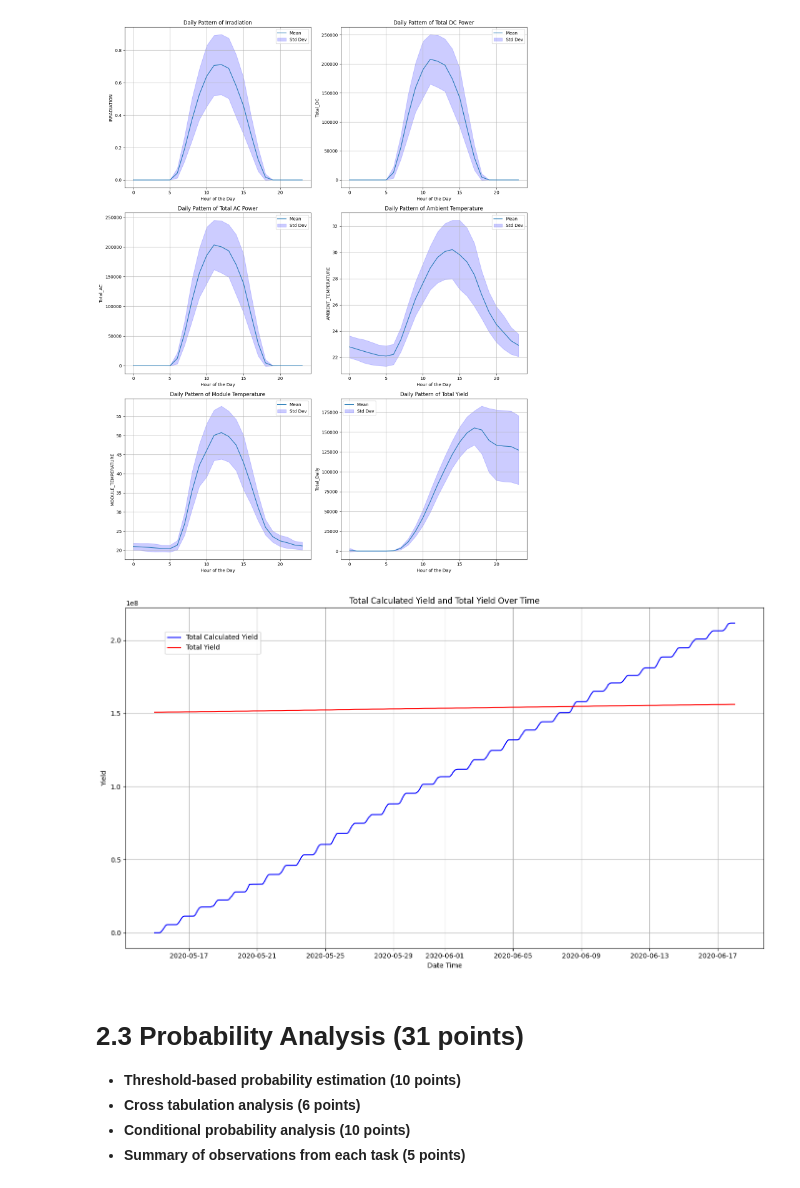
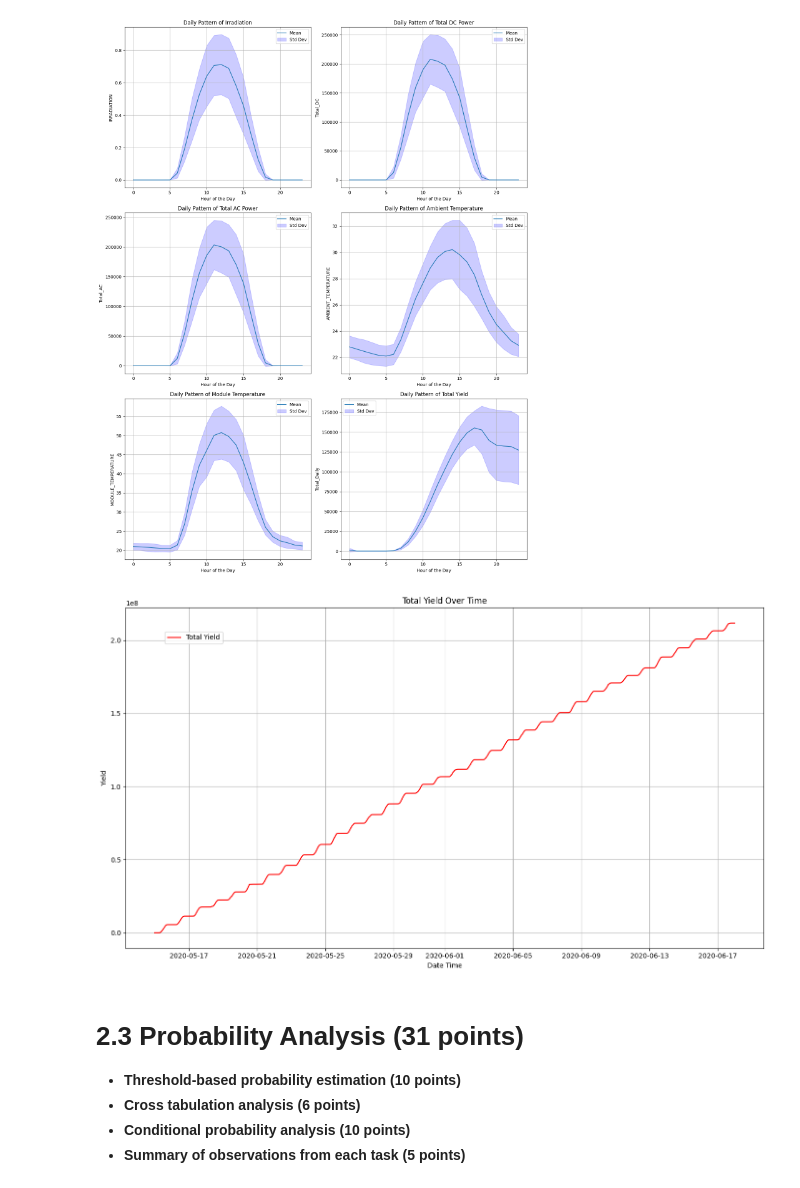
Before and after one commit to FelberPeter/Assigment-4, a Jupyter notebook: Solarpower.ipynb, the cells around one changed output. Cells and saved outputs as stored; diff of their text form; code cells hidden in the pictures.

Commit message:
updated the data total yield

```diff
--- a/Solarpower.ipynb
+++ b/Solarpower.ipynb
@@ -92,16 +92,18 @@ def merge_dfs(generation_data, weather_data):
     generation_dc_power = pd.pivot_table(generation_data, index='DATE_TIME', columns='SOURCE_KEY', values='DC_POWER').reset_index()
     generation_ac_power = pd.pivot_table(generation_data, index='DATE_TIME', columns='SOURCE_KEY', values='AC_POWER').reset_index()
     generation_daily_yield = pd.pivot_table(generation_data, index='DATE_TIME', columns='SOURCE_KEY', values='DAILY_YIELD').reset_index()
-    generation_total_yield = pd.pivot_table(generation_data, index='DATE_TIME', columns='SOURCE_KEY', values='TOTAL_YIELD').reset_index()
+
+    # TOTAL_YIELD was not added because the data isn't correct. It should start from 0 for each inverter but it doesn't.
+    # generation_total_yield = pd.pivot_table(generation_data, index='DATE_TIME', columns='SOURCE_KEY', values='TOTAL_YIELD').reset_index()
 
     # Rename columns to add suffixes
     generation_daily_yield.columns = ['DATE_TIME'] + [f"{col}_daily" for col in generation_daily_yield.columns if col != 'DATE_TIME']
-    generation_total_yield.columns = ['DATE_TIME'] + [f"{col}_total" for col in generation_total_yield.columns if col != 'DATE_TIME']
+    # generation_total_yield.columns = ['DATE_TIME'] + [f"{col}_total" for col in generation_total_yield.columns if col != 'DATE_TIME']
 
     # Merge the datasets sequentially with unique suffixes
     df = pd.merge(generation_dc_power, generation_ac_power, on='DATE_TIME', suffixes=('_dc', '_ac'))
     df = pd.merge(df, generation_daily_yield, on='DATE_TIME')
-    df = pd.merge(df, generation_total_yield, on='DATE_TIME')
+    # df = pd.merge(df, generation_total_yield, on='DATE_TIME')
     df = pd.merge(df, weather_data, on='DATE_TIME')
     df.drop(columns=['PLANT_ID', 'SOURCE_KEY'], inplace=True)
 
@@ -441,9 +404,8 @@ def sum_inverters(df):
     df_copy['Total_DC'] = df_copy.filter(like='_dc').sum(axis=1)
     df_copy['Total_AC'] = df_copy.filter(like='_ac').sum(axis=1)
     df_copy['Total_Daily'] = df_copy.filter(like='_daily').sum(axis=1)
-    df_copy['Total_Yield'] = df_copy.filter(like='_total').sum(axis=1)
     # Ensure the required columns are present
-    required_columns = ['DATE_TIME', 'AMBIENT_TEMPERATURE', 'MODULE_TEMPERATURE', 'IRRADIATION', 'Total_DC', 'Total_AC', 'Total_Daily', 'Total_Yield']
+    required_columns = ['DATE_TIME', 'AMBIENT_TEMPERATURE', 'MODULE_TEMPERATURE', 'IRRADIATION', 'Total_DC', 'Total_AC', 'Total_Daily']
     for col in required_columns:
         if col not in df_copy.columns:
             df_copy[col] = None
@@ -451,8 +413,15 @@ def sum_inverters(df):
     df_copy = df_copy[required_columns]
     return df_copy
 
+
 # Sum the values for the inverters
 df_summed = sum_inverters(df_interpolated)
+
+# Calculate the total yield
+
+df_summed['Total_Yield'] = df_summed['Total_DC'].cumsum()
+
+
 # Check the new dataframe
 print(df_summed.head())
 # %% [output]
@@ -543,33 +513,23 @@ plt.show()
 # %% [output]
 [figure]
 # %%
-# Calculate the daily yield
-def calculate_total_yield(df):
-    df_copy = df.copy()
-    df_copy['Total_Calculated_yield'] = df_copy['Total_DC'].cumsum()
-    return df_copy
 
-calculate = calculate_total_yield(df_summed)
-
-# Create subplots
 fig, ax1 = plt.subplots(figsize=(14, 8))
 
-# Plot calculated total yield
-ax1.plot(calculate['DATE_TIME'], calculate['Total_Calculated_yield'], label='Total Calculated Yield', color='b')
 ax1.plot(df_summed['DATE_TIME'], df_summed['Total_Yield'], label='Total Yield', color='r')
 ax1.set_xlabel('Date Time')
 ax1.set_ylabel('Yield')
 ax1.tick_params(axis='y')
 ax1.grid()
 
 # Add title and legends
-plt.title('Total Calculated Yield and Total Yield Over Time')
+plt.title('Total Yield Over Time')
 fig.tight_layout()
 fig.legend(loc='upper left', bbox_to_anchor=(0.1, 0.9))
 
 plt.show()
 # %% [output]
-[figure, old version]
+[figure, new version]
 # %% [markdown]
 # 2.3 Probability Analysis (31 points)
 - **Threshold-based probability estimation (10 points)**
```
Also changed, not shown: parts of 14 cells of this notebook, 1 other file.
